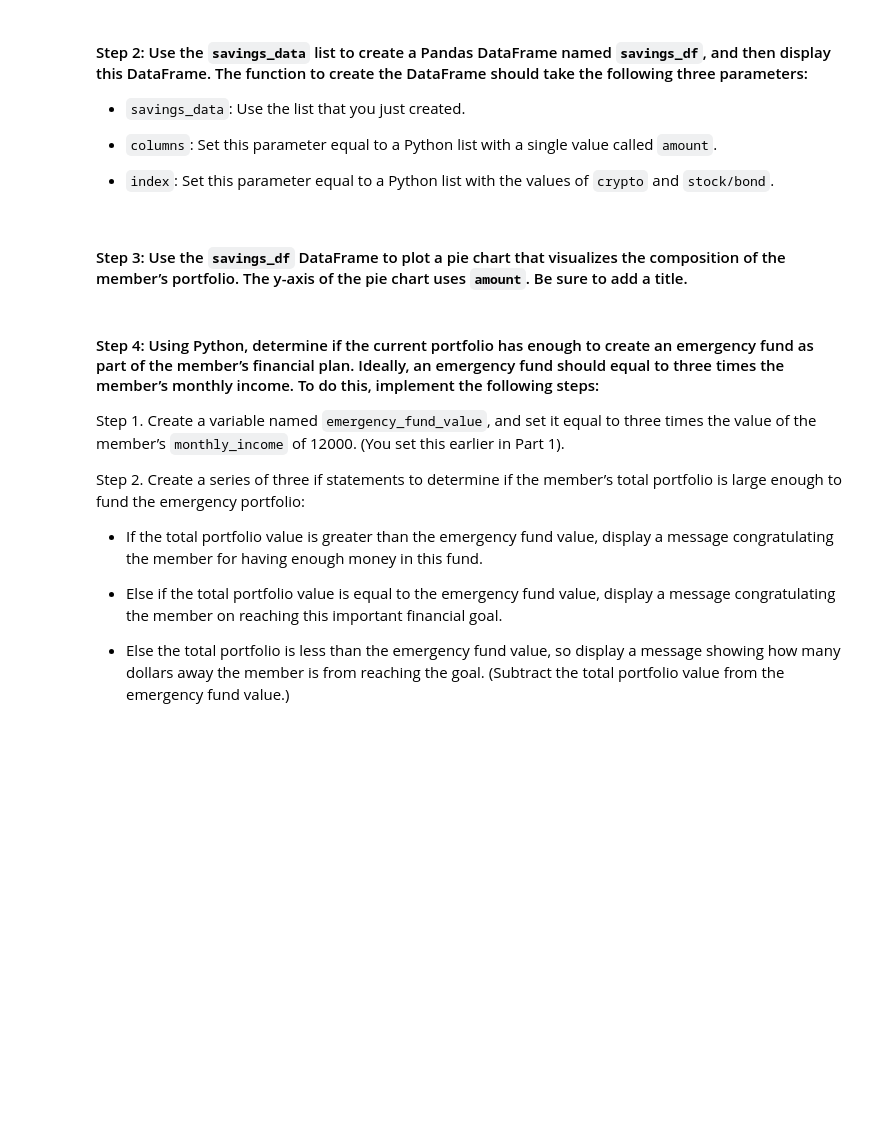
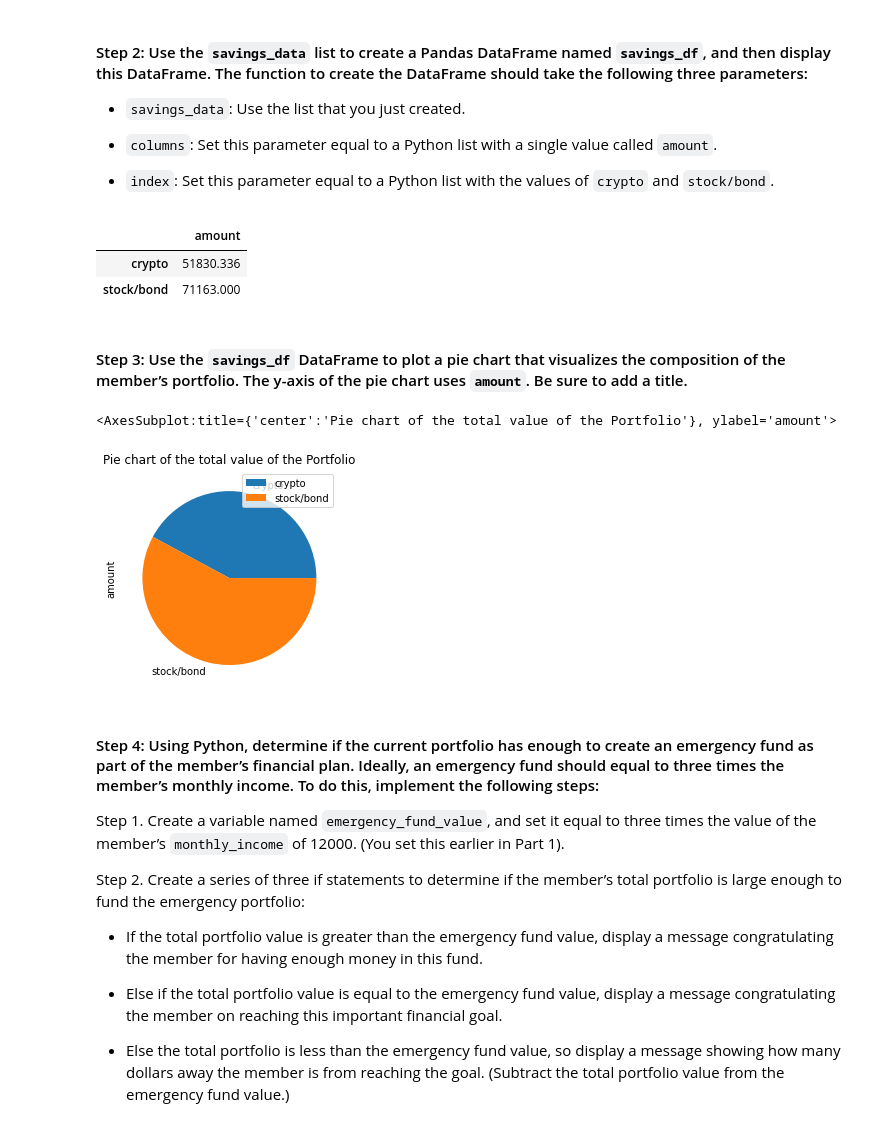
Before and after one commit to sangramsinghg/berkeley_fintech_module_5_challenge, a Jupyter notebook: financial_planning_tools.ipynb, the cells around one changed output. Cells and saved outputs as stored; diff of their text form; code cells hidden in the pictures; blank space fills up the shorter version.

```diff
--- a/financial_planning_tools.ipynb
+++ b/financial_planning_tools.ipynb
@@ -325,7 +325,7 @@ In this section, you’ll use the valuations for the cryptocurrency wallet and f
 #### Step 1: Create a Python list named `savings_data` that has two elements. The first element contains the total value of the cryptocurrency wallet. The second element contains the total value of the stock and bond portions of the portfolio.
 # %%
 # Consolidate financial assets data into a Python list
-# YOUR CODE HERE
+savings_data = [total_crypto_wallet, total_stocks_bonds]
 
 # Review the Python list savings_data
-# YOUR CODE HERE
+print(f"The savings data list is {savings_data}")
@@ -339,15 +341,24 @@ In this section, you’ll use the valuations for the cryptocurrency wallet and f
 - `index`: Set this parameter equal to a Python list with the values of `crypto` and `stock/bond`.
 # %%
 # Create a Pandas DataFrame called savings_df
-# YOUR CODE HERE
+savings_df = pd.DataFrame(savings_data,
+                          columns=["amount"],
+                          index=["crypto", "stock/bond"])
 
 # Display the savings_df DataFrame
-# YOUR CODE HERE
+display(savings_df)
+# %% [output]
+|  | amount |
+| crypto | 51830.336 |
+| stock/bond | 71163.000 |
 # %% [markdown]
 #### Step 3: Use the `savings_df` DataFrame to plot a pie chart that visualizes the composition of the member’s portfolio. The y-axis of the pie chart uses `amount`. Be sure to add a title.
 # %%
 # Plot the total value of the member's portfolio (crypto and stock/bond) in a pie chart
-# YOUR CODE HERE
+savings_df.plot.pie(y='amount', title="Pie chart of the total value of the Portfolio")
+# %% [output]
+<AxesSubplot:title={'center':'Pie chart of the total value of the Portfolio'}, ylabel='amount'>
+[figure, added]
 # %% [markdown]
 #### Step 4: Using Python, determine if the current portfolio has enough to create an emergency fund as part of the member’s financial plan. Ideally, an emergency fund should equal to three times the member’s monthly income. To do this, implement the following steps:
 
```
Also changed, not shown: parts of 4 cells of this notebook.
